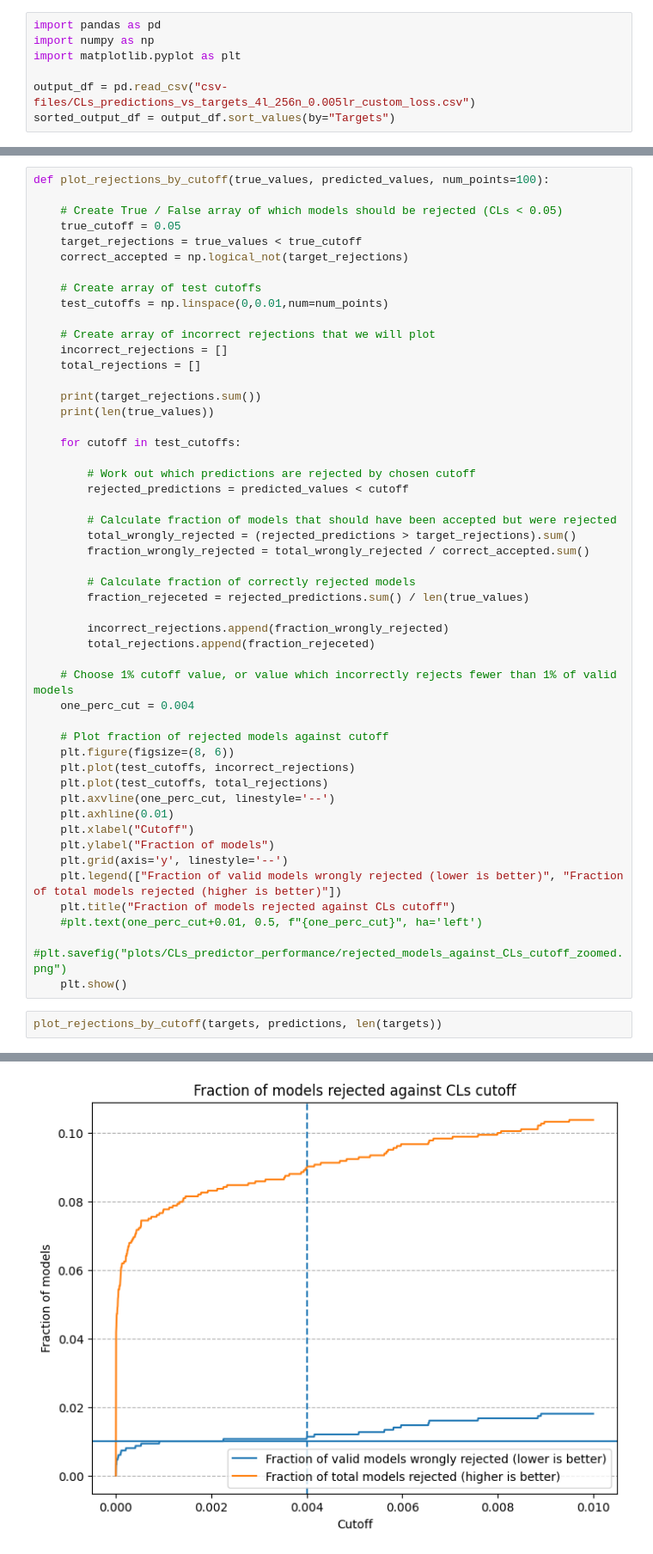
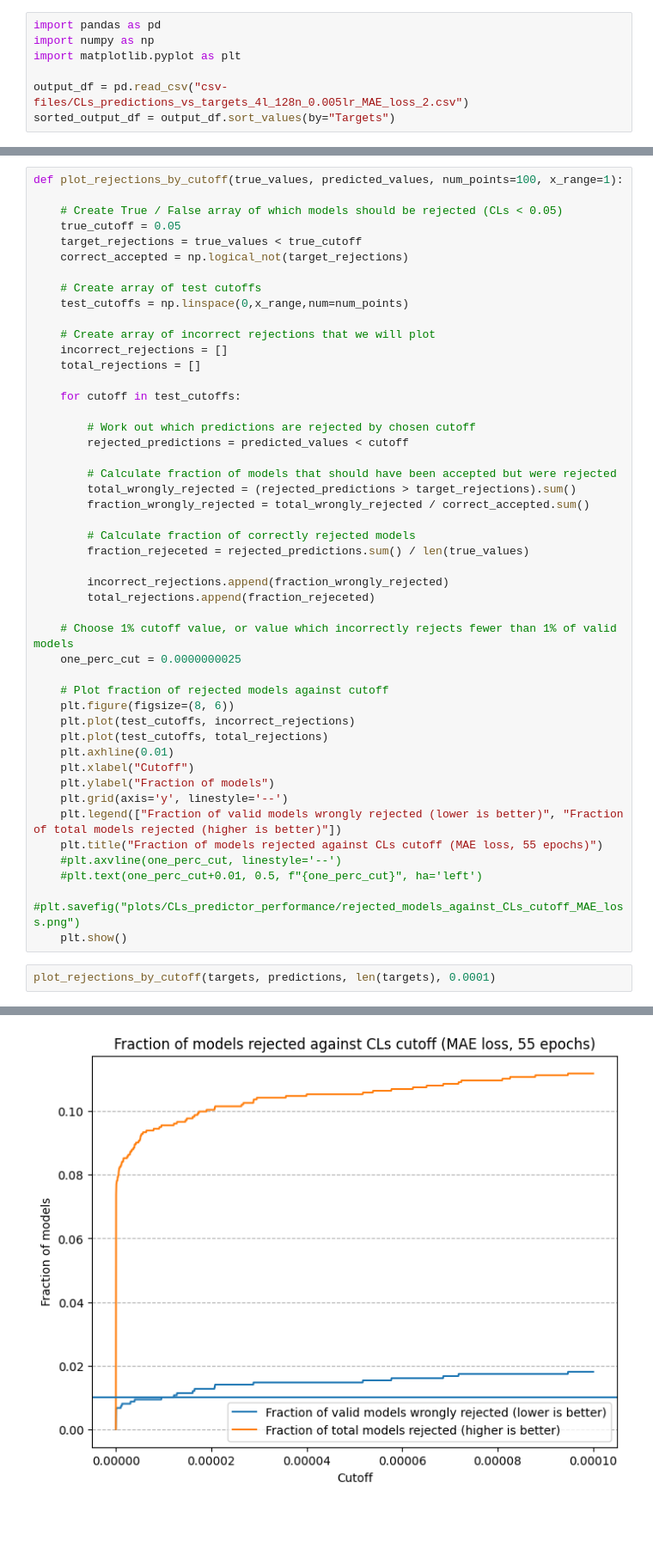
Before and after one commit to benvlasto/MPhys-Project, a Jupyter notebook: exploring_CLs_model_output.ipynb, the cells around one changed output, grey strips where cells are left out. Shown: that part at 86% size. Saved outputs shown, nothing was run; the diff lists cells and outputs as text; blank space fills up the shorter version.

```diff
--- a/exploring_CLs_model_output.ipynb
+++ b/exploring_CLs_model_output.ipynb
@@ -3,7 +3,7 @@ import pandas as pd
 import numpy as np
 import matplotlib.pyplot as plt
 
-output_df = pd.read_csv("csv-files/CLs_predictions_vs_targets_4l_256n_0.005lr_custom_loss.csv")
+output_df = pd.read_csv("csv-files/CLs_predictions_vs_targets_4l_128n_0.005lr_MAE_loss_2.csv")
 sorted_output_df = output_df.sort_values(by="Targets")
 # %%
 # Store predictions and targets in separate arrays
@@ -18,6 +18,6 @@ MAE: 0.10556282352421174
 Absolute mean of targets: 0.6020093681426797
 # %%
-def plot_rejections_by_cutoff(true_values, predicted_values, num_points=100):
+def plot_rejections_by_cutoff(true_values, predicted_values, num_points=100, x_range=1):
 
     # Create True / False array of which models should be rejected (CLs < 0.05)
     true_cutoff = 0.05
@@ -25,14 +25,11 @@ def plot_rejections_by_cutoff(true_values, predicted_values, num_points=100):
     correct_accepted = np.logical_not(target_rejections)
 
     # Create array of test cutoffs
-    test_cutoffs = np.linspace(0,0.01,num=num_points)
+    test_cutoffs = np.linspace(0,x_range,num=num_points)
 
     # Create array of incorrect rejections that we will plot
     incorrect_rejections = []
     total_rejections = []
-
-    print(target_rejections.sum())
-    print(len(true_values))
 
     for cutoff in test_cutoffs:
 
@@ -50,22 +47,22 @@ def plot_rejections_by_cutoff(true_values, predicted_values, num_points=100):
         total_rejections.append(fraction_rejeceted)
 
     # Choose 1% cutoff value, or value which incorrectly rejects fewer than 1% of valid models
-    one_perc_cut = 0.004
+    one_perc_cut = 0.0000000025
 
     # Plot fraction of rejected models against cutoff
     plt.figure(figsize=(8, 6))
     plt.plot(test_cutoffs, incorrect_rejections)
     plt.plot(test_cutoffs, total_rejections)
-    plt.axvline(one_perc_cut, linestyle='--')
     plt.axhline(0.01)
     plt.xlabel("Cutoff")
     plt.ylabel("Fraction of models")
     plt.grid(axis='y', linestyle='--')
     plt.legend(["Fraction of valid models wrongly rejected (lower is better)", "Fraction of total models rejected (higher is better)"])
-    plt.title("Fraction of models rejected against CLs cutoff")
+    plt.title("Fraction of models rejected against CLs cutoff (MAE loss, 55 epochs)")
+    #plt.axvline(one_perc_cut, linestyle='--')
     #plt.text(one_perc_cut+0.01, 0.5, f"{one_perc_cut}", ha='left')
-    #plt.savefig("plots/CLs_predictor_performance/rejected_models_against_CLs_cutoff_zoomed.png")
+    #plt.savefig("plots/CLs_predictor_performance/rejected_models_against_CLs_cutoff_MAE_loss.png")
     plt.show()
 # %%
-plot_rejections_by_cutoff(targets, predictions, len(targets))
+plot_rejections_by_cutoff(targets, predictions, len(targets), 0.0001)
 # %% [output]
@@ -74,4 +69,4 @@ plot_rejections_by_cutoff(targets, predictions, len(targets))
-[figure, old version]
+[figure, new version]
 # %%
 def plot_mae_by_bins(true_values, predicted_values, num_bins):
 
```
Also changed, not shown: parts of 5 cells of this notebook, 33 other files.
